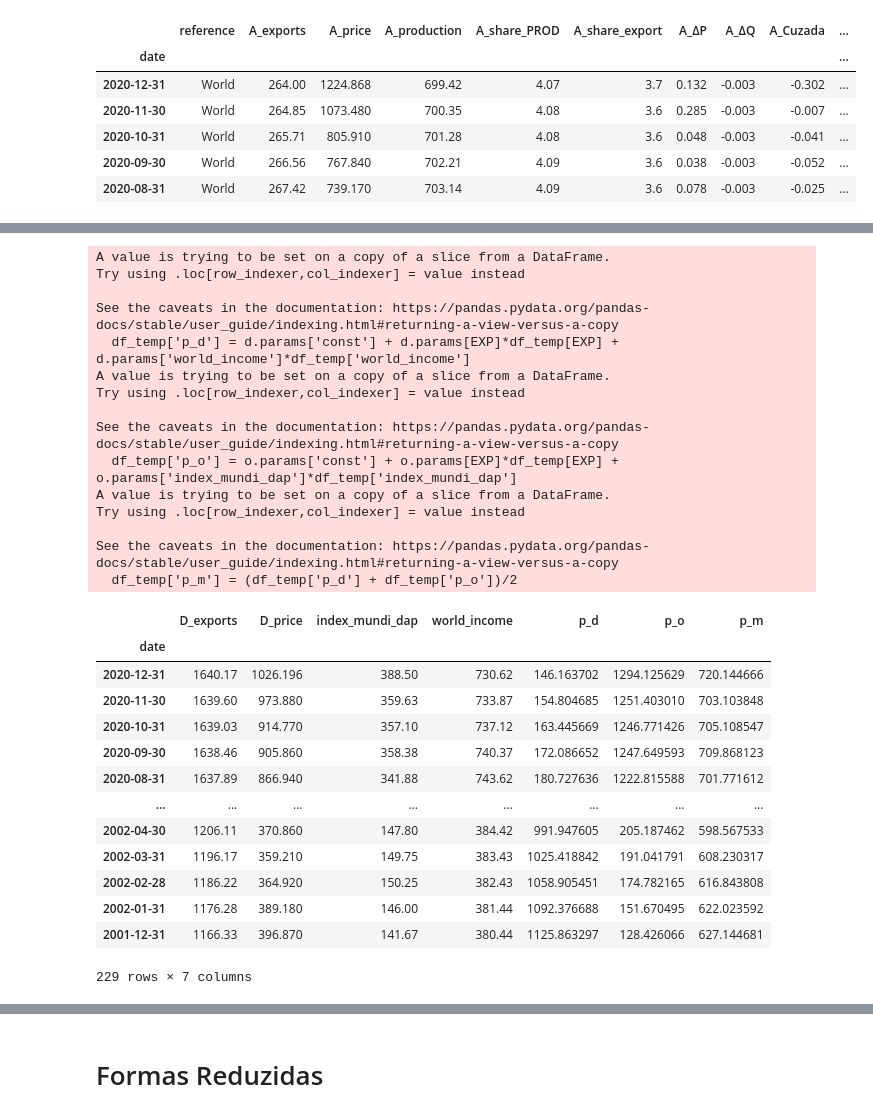
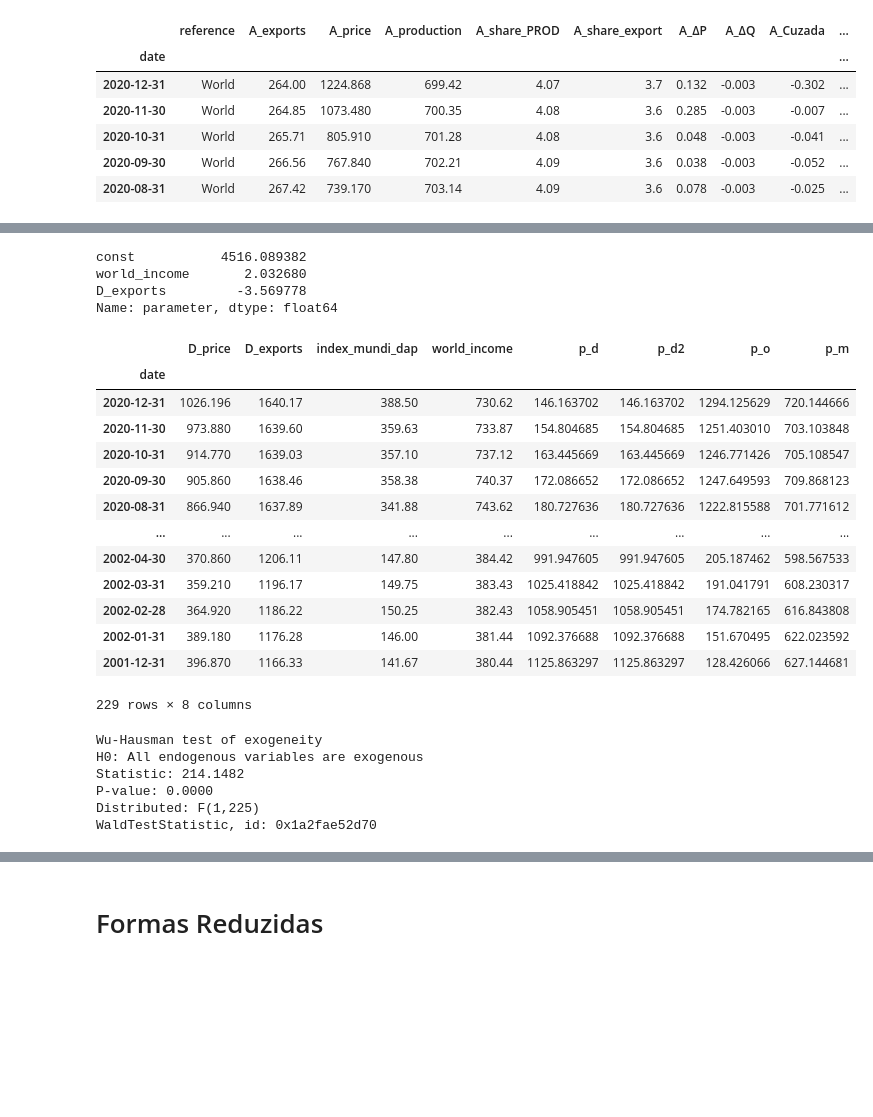
Before and after one commit to fkfouri/vegetable_oil_mkt, a Jupyter notebook: mkt/__2SLS_vegetable_oil-COMM5_4.ipynb, the cells around one changed output, grey strips where cells are left out. Drawn from its saved outputs; the diff is of its cells as text; code cells hidden in the pictures; blank space fills up the shorter version.

```diff
--- a/mkt/__2SLS_vegetable_oil-COMM5_4.ipynb
+++ b/mkt/__2SLS_vegetable_oil-COMM5_4.ipynb
@@ -894,12 +855,12 @@ df_main.head()
 # %%
-EXP = 'D_exports'
-PRIC = 'D_price'
+DEPENDENTE = 'D_price'
+INDEPENDENTE = 'D_exports'
 
-df_temp = df_main[[EXP, PRIC, 'index_mundi_dap', 'world_income']]
+df_temp = df_main[[DEPENDENTE, INDEPENDENTE, 'index_mundi_dap', 'world_income']].copy()
 print('DEMANDA')
-d = compare_models(df_temp, explicada= PRIC, explicativa= ['world_income'], endogena= [EXP], VI=['index_mundi_dap'] )
+d = compare_models(df_temp, explicada= DEPENDENTE, explicativa= ['world_income'], endogena= [INDEPENDENTE], VI=['index_mundi_dap'] )
 print('-~=' * 40)
 print('OFERTA')
-o = compare_models(df_temp, explicada= PRIC, explicativa= ['index_mundi_dap'], endogena= [EXP], VI=['world_income'] )
+o = compare_models(df_temp, explicada= DEPENDENTE, explicativa= ['index_mundi_dap'], endogena= [INDEPENDENTE], VI=['world_income'] )
 # %% [output]
 DEMANDA
@@ -920,41 +881,40 @@ Instruments                          world_income
 
 T-stats reported in parentheses
+# %%
+d.params
+# %% [output]
+const           4516.089382
+world_income       2.032680
+D_exports         -3.569778
+Name: parameter, dtype: float64
 # %%
-df_temp['p_d'] = d.params['const'] + d.params[EXP]*df_temp[EXP] + d.params['world_income']*df_temp['world_income']
-df_temp
+df_temp['p_d'] = d.predict()
+df_temp['p_d2'] = d.params['const'] + d.params[INDEPENDENTE]*df_temp[INDEPENDENTE] + d.params['world_income']*df_temp['world_income']
 
-df_temp['p_o'] = o.params['const'] + o.params[EXP]*df_temp[EXP] + o.params['index_mundi_dap']*df_temp['index_mundi_dap']
-df_temp
-
+df_temp['p_o'] = o.predict()
 df_temp['p_m'] = (df_temp['p_d'] + df_temp['p_o'])/2
 df_temp
 # %% [output]
+|  | D_price | D_exports | index_mundi_dap | world_income | p_d | p_d2 | p_o | p_m |
+| date |  |  |  |  |  |  |  |  |
+| 2020-12-31 | 1026.196 | 1640.17 | 388.50 | 730.62 | 146.163702 | 146.163702 | 1294.125629 | 720.144666 |
+| 2020-11-30 | 973.880 | 1639.60 | 359.63 | 733.87 | 154.804685 | 154.804685 | 1251.403010 | 703.103848 |
+| 2020-10-31 | 914.770 | 1639.03 | 357.10 | 737.12 | 163.445669 | 163.445669 | 1246.771426 | 705.108547 |
+| 2020-09-30 | 905.860 | 1638.46 | 358.38 | 740.37 | 172.086652 | 172.086652 | 1247.649593 | 709.868123 |
+| 2020-08-31 | 866.940 | 1637.89 | 341.88 | 743.62 | 180.727636 | 180.727636 | 1222.815588 | 701.771612 |
+| ... | ... | ... | ... | ... | ... | ... | ... | ... |
+| 2002-04-30 | 370.860 | 1206.11 | 147.80 | 384.42 | 991.947605 | 991.947605 | 205.187462 | 598.567533 |
+| 2002-03-31 | 359.210 | 1196.17 | 149.75 | 383.43 | 1025.418842 | 1025.418842 | 191.041791 | 608.230317 |
+| 2002-02-28 | 364.920 | 1186.22 | 150.25 | 382.43 | 1058.905451 | 1058.905451 | 174.782165 | 616.843808 |
+| 2002-01-31 | 389.180 | 1176.28 | 146.00 | 381.44 | 1092.376688 | 1092.376688 | 151.670495 | 622.023592 |
+| 2001-12-31 | 396.870 | 1166.33 | 141.67 | 380.44 | 1125.863297 | 1125.863297 | 128.426066 | 627.144681 |
-A value is trying to be set on a copy of a slice from a DataFrame.
-Try using .loc[row_indexer,col_indexer] = value instead
-
-See the caveats in the documentation: https://pandas.pydata.org/pandas-docs/stable/user_guide/indexing.html#returning-a-view-versus-a-copy
-  df_temp['p_d'] = d.params['const'] + d.params[EXP]*df_temp[EXP] + d.params['world_income']*df_temp['world_income']
-A value is trying to be set on a copy of a slice from a DataFrame.
-Try using .loc[row_indexer,col_indexer] = value instead
-
-See the caveats in the documentation: https://pandas.pydata.org/pandas-docs/stable/user_guide/indexing.html#returning-a-view-versus-a-copy
-  df_temp['p_o'] = o.params['const'] + o.params[EXP]*df_temp[EXP] + o.params['index_mundi_dap']*df_temp['index_mundi_dap']
-A value is trying to be set on a copy of a slice from a DataFrame.
-Try using .loc[row_indexer,col_indexer] = value instead
-
-See the caveats in the documentation: https://pandas.pydata.org/pandas-docs/stable/user_guide/indexing.html#returning-a-view-versus-a-copy
-  df_temp['p_m'] = (df_temp['p_d'] + df_temp['p_o'])/2
+229 rows × 8 columns
-|  | D_exports | D_price | index_mundi_dap | world_income | p_d | p_o | p_m |
-| date |  |  |  |  |  |  |  |
-| 2020-12-31 | 1640.17 | 1026.196 | 388.50 | 730.62 | 146.163702 | 1294.125629 | 720.144666 |
-| 2020-11-30 | 1639.60 | 973.880 | 359.63 | 733.87 | 154.804685 | 1251.403010 | 703.103848 |
-| 2020-10-31 | 1639.03 | 914.770 | 357.10 | 737.12 | 163.445669 | 1246.771426 | 705.108547 |
-| 2020-09-30 | 1638.46 | 905.860 | 358.38 | 740.37 | 172.086652 | 1247.649593 | 709.868123 |
-| 2020-08-31 | 1637.89 | 866.940 | 341.88 | 743.62 | 180.727636 | 1222.815588 | 701.771612 |
-| ... | ... | ... | ... | ... | ... | ... | ... |
-| 2002-04-30 | 1206.11 | 370.860 | 147.80 | 384.42 | 991.947605 | 205.187462 | 598.567533 |
-| 2002-03-31 | 1196.17 | 359.210 | 149.75 | 383.43 | 1025.418842 | 191.041791 | 608.230317 |
-| 2002-02-28 | 1186.22 | 364.920 | 150.25 | 382.43 | 1058.905451 | 174.782165 | 616.843808 |
-| 2002-01-31 | 1176.28 | 389.180 | 146.00 | 381.44 | 1092.376688 | 151.670495 | 622.023592 |
-| 2001-12-31 | 1166.33 | 396.870 | 141.67 | 380.44 | 1125.863297 | 128.426066 | 627.144681 |
-229 rows × 7 columns
+# %%
+d.wu_hausman()
+# %% [output]
+Wu-Hausman test of exogeneity
+H0: All endogenous variables are exogenous
+Statistic: 214.1482
+P-value: 0.0000
+Distributed: F(1,225)
+WaldTestStatistic, id: 0x1a2fae52d70
```
Also changed, not shown: parts of 59 cells of this notebook, 3 other files.
